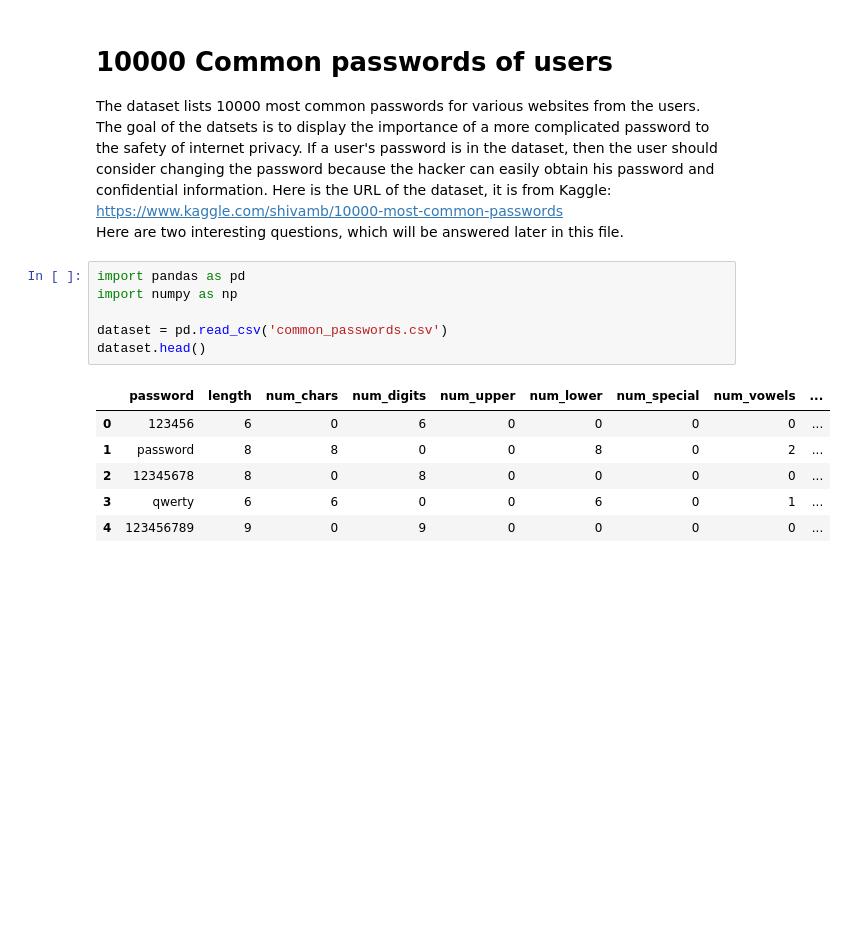
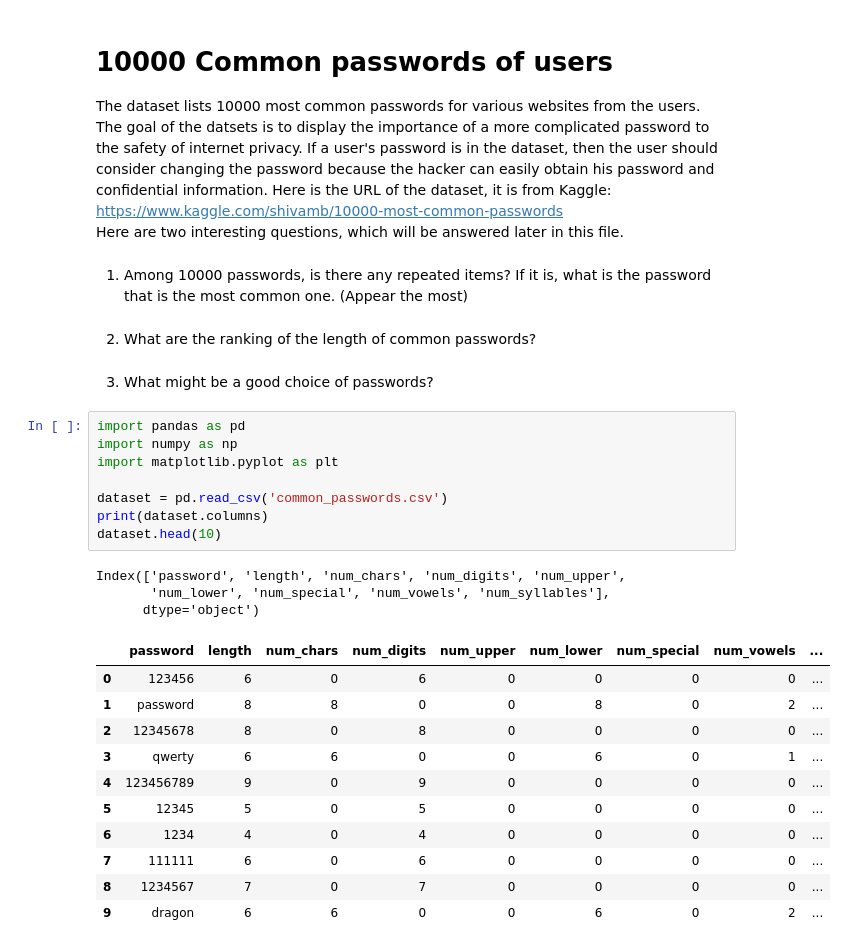
Before and after one commit to franciscoliu/cs103a-cpa01, a Jupyter notebook: cpa01.ipynb, the cells around one changed output. Saved outputs shown, nothing was run; the diff lists cells and outputs as text; blank space fills up the shorter version.

```diff
--- a/cpa01.ipynb
+++ b/cpa01.ipynb
@@ -3,16 +3,32 @@
 The dataset lists 10000 most common passwords for various websites from the users. The goal of the datsets is to display the importance of a more complicated password to the safety of internet privacy. If a user's password is in the dataset, then the user should consider changing the password because the hacker can easily obtain his password and confidential information. Here is the URL of the dataset, it is from Kaggle: https://www.kaggle.com/shivamb/10000-most-common-passwords
 <br>
 Here are two interesting questions, which will be answered later in this file.
+# %% [markdown]
+1. Among 10000 passwords, is there any repeated items? If it is, what is the password that is the most common one. (Appear the most)
+# %% [markdown]
+2. What are the ranking of the length of common passwords?
+# %% [markdown]
+3. What might be a good choice of passwords?
 # %%
 import pandas as pd
 import numpy as np
+import matplotlib.pyplot as plt
 
 dataset = pd.read_csv('common_passwords.csv')
-dataset.head()
+print(dataset.columns)
+dataset.head(10)
 # %% [output]
+Index(['password', 'length', 'num_chars', 'num_digits', 'num_upper',
+       'num_lower', 'num_special', 'num_vowels', 'num_syllables'],
+      dtype='object')
 |  | password | length | num_chars | num_digits | num_upper | num_lower | num_special | num_vowels | ... |
 | 0 | 123456 | 6 | 0 | 6 | 0 | 0 | 0 | 0 | ... |
 | 1 | password | 8 | 8 | 0 | 0 | 8 | 0 | 2 | ... |
 | 2 | 12345678 | 8 | 0 | 8 | 0 | 0 | 0 | 0 | ... |
 | 3 | qwerty | 6 | 6 | 0 | 0 | 6 | 0 | 1 | ... |
 | 4 | 123456789 | 9 | 0 | 9 | 0 | 0 | 0 | 0 | ... |
+| 5 | 12345 | 5 | 0 | 5 | 0 | 0 | 0 | 0 | ... |
+| 6 | 1234 | 4 | 0 | 4 | 0 | 0 | 0 | 0 | ... |
+| 7 | 111111 | 6 | 0 | 6 | 0 | 0 | 0 | 0 | ... |
+| 8 | 1234567 | 7 | 0 | 7 | 0 | 0 | 0 | 0 | ... |
+| 9 | dragon | 6 | 6 | 0 | 0 | 6 | 0 | 2 | ... |
```
Also changed, not shown: parts of 6 cells of this notebook.
